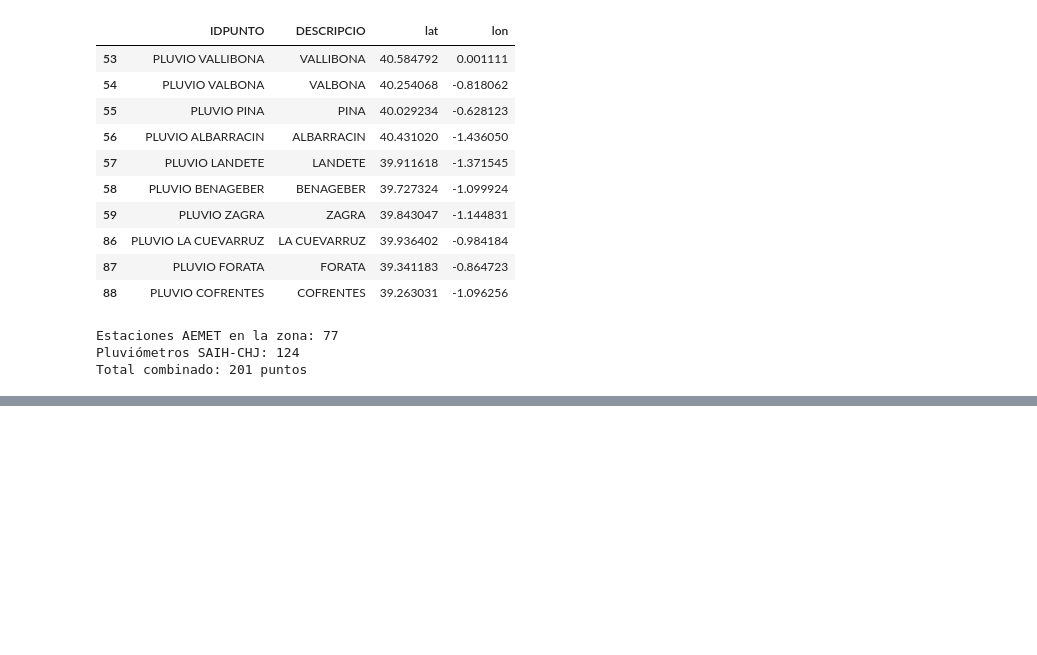
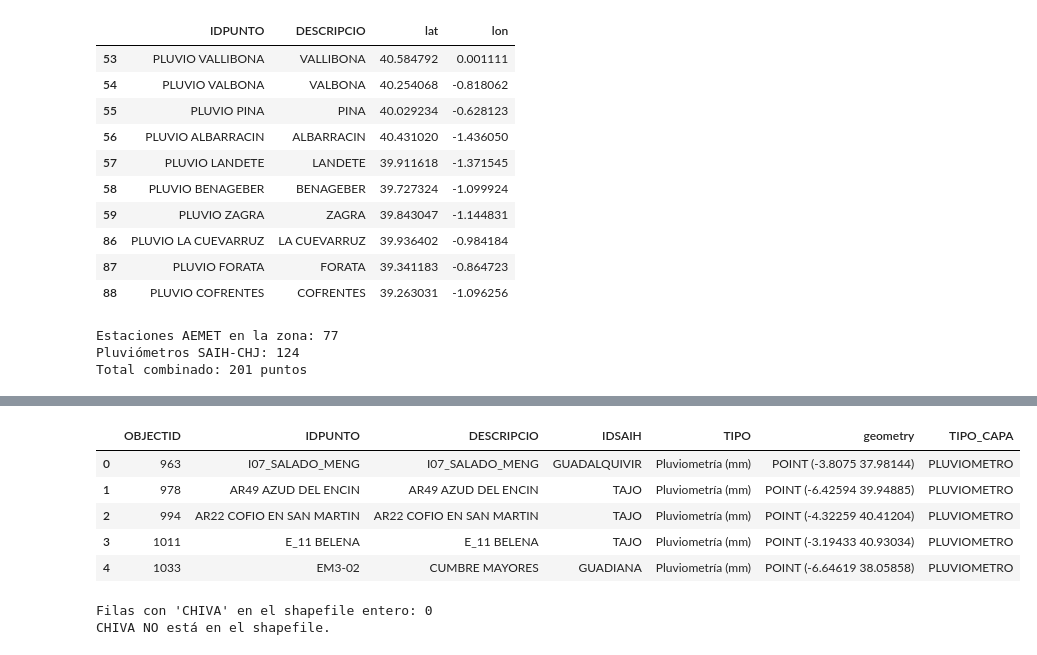
Before and after one commit to mariiaperezb-prog/tfm-flood-warning, a Jupyter notebook: notebooks/04_mapa_combinado.ipynb, the cells around one changed output, grey strips where cells are left out. Cells and saved outputs as stored; diff of their text form; code cells hidden in the pictures; blank space fills up the shorter version.

```diff
--- a/notebooks/04_mapa_combinado.ipynb
+++ b/notebooks/04_mapa_combinado.ipynb
@@ -195,0 +475,23 @@ Mapa guardado en: C:\Users\Maria\Documents\tfm-flood-warning\data\processed\mapa
+# %%
+saih_all.head()
+# %% [output]
+|  | OBJECTID | IDPUNTO | DESCRIPCIO | IDSAIH | TIPO | geometry | TIPO_CAPA |
+| 0 | 963 | I07_SALADO_MENG | I07_SALADO_MENG | GUADALQUIVIR | Pluviometría (mm) | POINT (-3.8075 37.98144) | PLUVIOMETRO |
+| 1 | 978 | AR49 AZUD DEL ENCIN | AR49 AZUD DEL ENCIN | TAJO | Pluviometría (mm) | POINT (-6.42594 39.94885) | PLUVIOMETRO |
+| 2 | 994 | AR22 COFIO EN SAN MARTIN | AR22 COFIO EN SAN MARTIN | TAJO | Pluviometría (mm) | POINT (-4.32259 40.41204) | PLUVIOMETRO |
+| 3 | 1011 | E_11 BELENA | E_11 BELENA | TAJO | Pluviometría (mm) | POINT (-3.19433 40.93034) | PLUVIOMETRO |
+| 4 | 1033 | EM3-02 | CUMBRE MAYORES | GUADIANA | Pluviometría (mm) | POINT (-6.64619 38.05858) | PLUVIOMETRO |
+# %%
+# Buscar Chiva en TODO el shapefile (no solo Júcar, por si está en otra demarcación)
+buscar = saih_all[
+    saih_all["DESCRIPCIO"].astype(str).str.contains("CHIVA", case=False, na=False)
+]
+
+print(f"Filas con 'CHIVA' en el shapefile entero: {len(buscar)}")
+if len(buscar) > 0:
+    print(buscar[["DESCRIPCIO", "IDPUNTO", "IDSAIH", "TIPO_CAPA", "geometry"]].to_string(index=False))
+else:
+    print("CHIVA NO está en el shapefile.")
+# %% [output]
+Filas con 'CHIVA' en el shapefile entero: 0
+CHIVA NO está en el shapefile.
```
Also changed, not shown: parts of 21 cells of this notebook, 2 other files.
